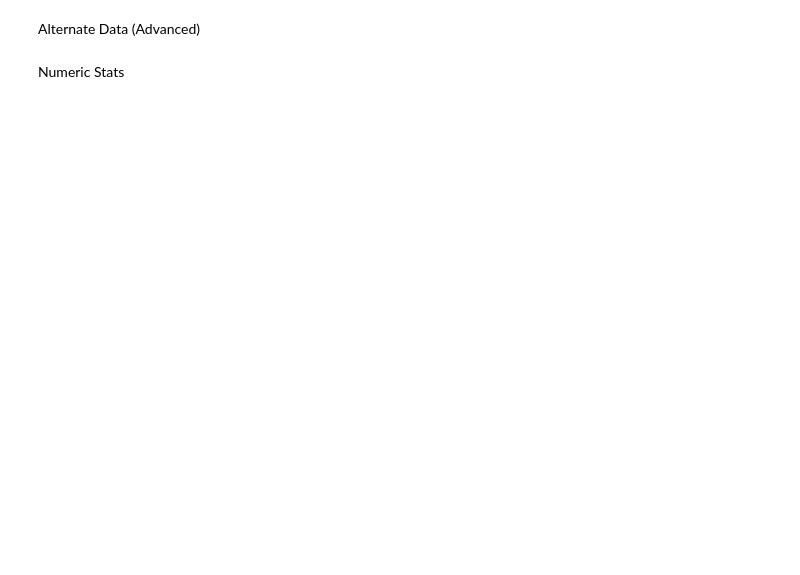
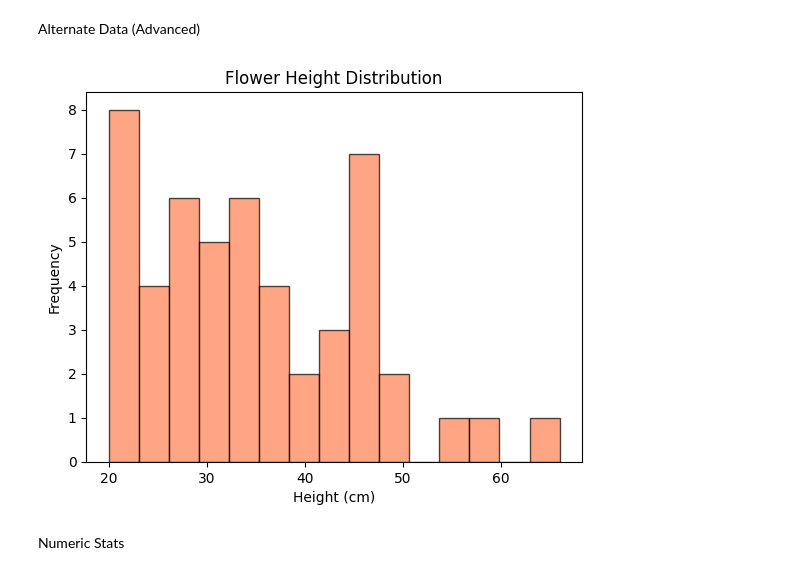
Before and after one commit to Cromana22/Google-Colab-Examples, a Jupyter notebook: Basic-Statistics.ipynb, the cells around one changed output. Saved outputs shown, nothing was run; the diff lists cells and outputs as text; code cells hidden in the pictures; blank space fills up the shorter version.

```diff
--- a/Basic-Statistics.ipynb
+++ b/Basic-Statistics.ipynb
@@ -40,34 +42,36 @@ flowers = [random.choice(flower_types) for _ in range(n)]
 
 # Generate colors (keeping your original random selection)
 flower_colours = [random.choice(colours) for _ in range(n)]
 
 # Generate correlated petal counts based on color
 petal_counts = []
 for colour in flower_colours:
     mean_petals, std_petals = color_petal_mapping[colour]
     # Generate normally distributed petal count, then round and clip to reasonable range
     petals = np.random.normal(mean_petals, std_petals)
     petals = max(5, min(50, int(round(petals))))
     petal_counts.append(petals)
 
 # Generate skewed height data (right-skewed [short] using gamma distribution)
 heights_right = np.random.gamma(shape=1, scale=15, size=n) + 20
 #flip to skew left (tall)
-heights_left = 120 - heights_raw
+heights_left = 120 - heights_right
 heights = np.clip(heights_right, 20, 120).astype(int)
 
 data = {
     'flower': flowers,
     'colour': flower_colours,
     'height_cm': heights,
     'petal_count': petal_counts
 }
 
 df = pd.DataFrame(data)
 
 graph = df['height_cm'].plot.hist(bins=15, alpha=0.7, color='coral', edgecolor='black',
                           title='Flower Height Distribution',
                           xlabel='Height (cm)', ylabel='Frequency')
+# %% [output]
+[figure, added]
 # %% [markdown]
 Numeric Stats
 # %%
```
Also changed, not shown: parts of 5 cells of this notebook.
